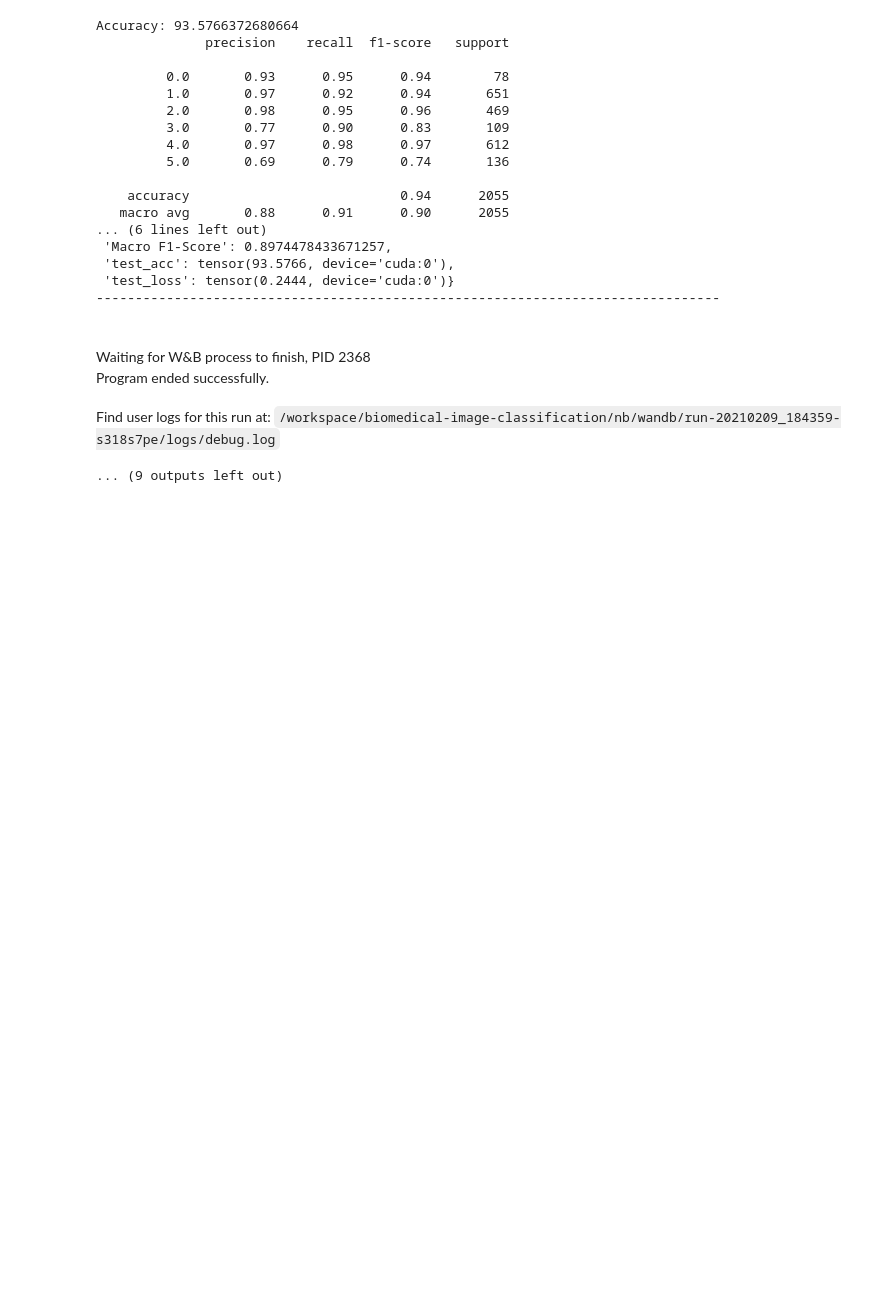
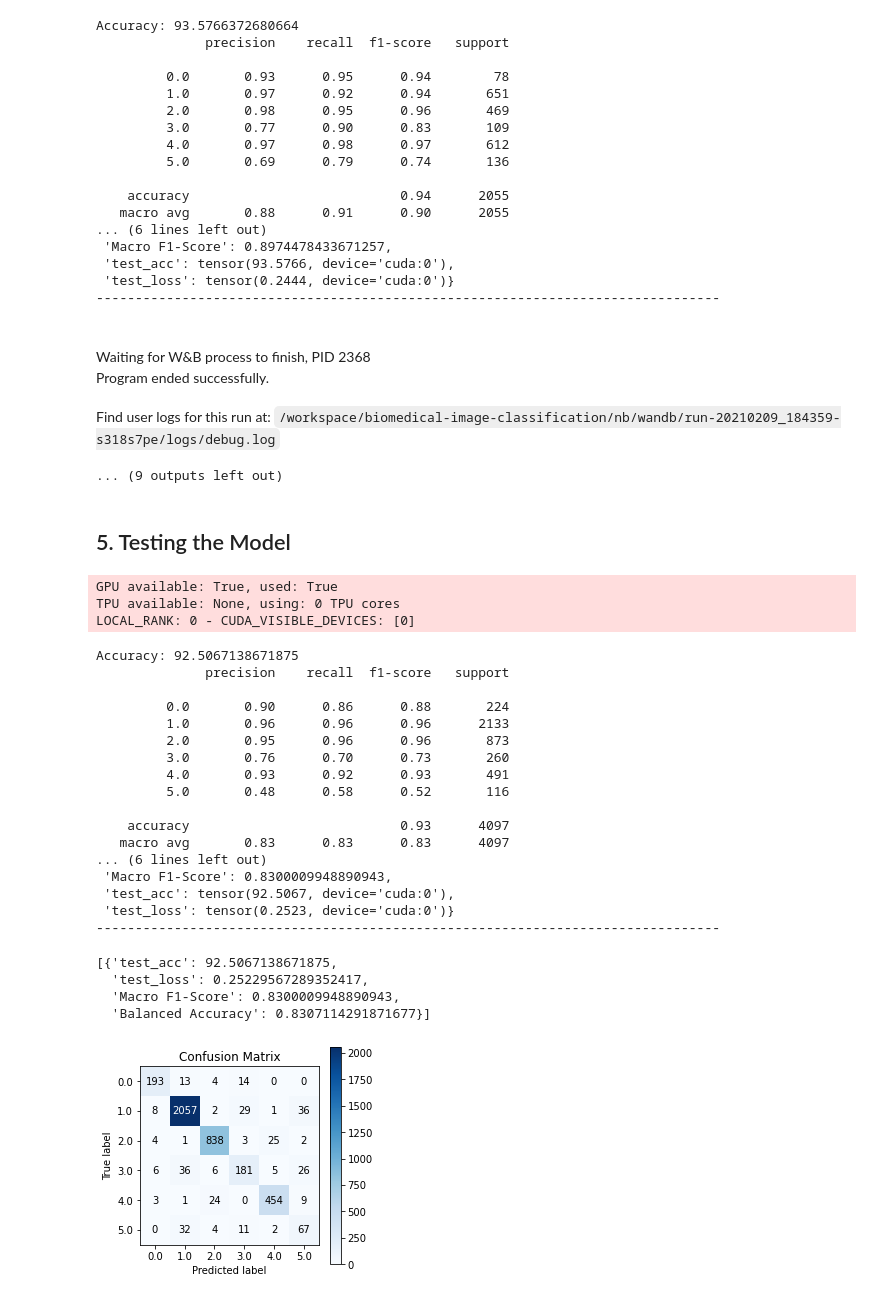
Before and after one commit to jtrells/biomedical-image-classification, a Jupyter notebook: nb/01.Higher Modality - Sweep.ipynb, the cells around one changed output. Saved outputs shown, nothing was run; the diff lists cells and outputs as text; code cells hidden in the pictures; blank space fills up the shorter version.

```diff
--- a/nb/01.Higher Modality - Sweep.ipynb
+++ b/nb/01.Higher Modality - Sweep.ipynb
@@ -462,0 +465,48 @@ Find user logs for this run at: /workspace/biomedical-image-classification/nb/wa
+# %% [markdown]
+## 5. Testing the Model
+# %%
+model_path = '/mnt/artifacts/experiments/Biomedical-Image-Classification-Higher-Modality/v5hru53s/iconic-sweep-1/final.pt'
+# setup data
+dm = ImageDataModule( batch_size       = 32,
+                      label_encoder    = le_encoder_higher_modality,
+                      data_path        = str(DATA_PATH),
+                      base_img_dir     = str(BASE_IMG_DIR),
+                      seed             = SEED,
+                      image_transforms = [train_transform,val_transform,test_transform],
+                      num_workers      = 72,
+                      target_class_col ='split_set',
+                      modality_col     ='higher_modality',
+                      path_col         ='img_path')
+dm.prepare_data()
+dm.setup()
+dm.set_seed()
+# %%
+model = ResNetClass.load_from_checkpoint(model_path)
+trainer = Trainer(gpus=1, logger=None)
+trainer.test(model, test_dataloaders=dm.test_dataloader())
+# %% [output]
+GPU available: True, used: True
+TPU available: None, using: 0 TPU cores
+LOCAL_RANK: 0 - CUDA_VISIBLE_DEVICES: [0]
+Accuracy: 92.5067138671875
+              precision    recall  f1-score   support
+
+         0.0       0.90      0.86      0.88       224
+         1.0       0.96      0.96      0.96      2133
+         2.0       0.95      0.96      0.96       873
+         3.0       0.76      0.70      0.73       260
+         4.0       0.93      0.92      0.93       491
+         5.0       0.48      0.58      0.52       116
+
+    accuracy                           0.93      4097
+   macro avg       0.83      0.83      0.83      4097
+... (6 lines left out)
+ 'Macro F1-Score': 0.8300009948890943,
+ 'test_acc': tensor(92.5067, device='cuda:0'),
+ 'test_loss': tensor(0.2523, device='cuda:0')}
+--------------------------------------------------------------------------------
+[{'test_acc': 92.5067138671875,
+  'test_loss': 0.25229567289352417,
+  'Macro F1-Score': 0.8300009948890943,
+  'Balanced Accuracy': 0.8307114291871677}]
+[figure, added]
```
Also changed, not shown: parts of 2 cells of this notebook, 26 other files.
